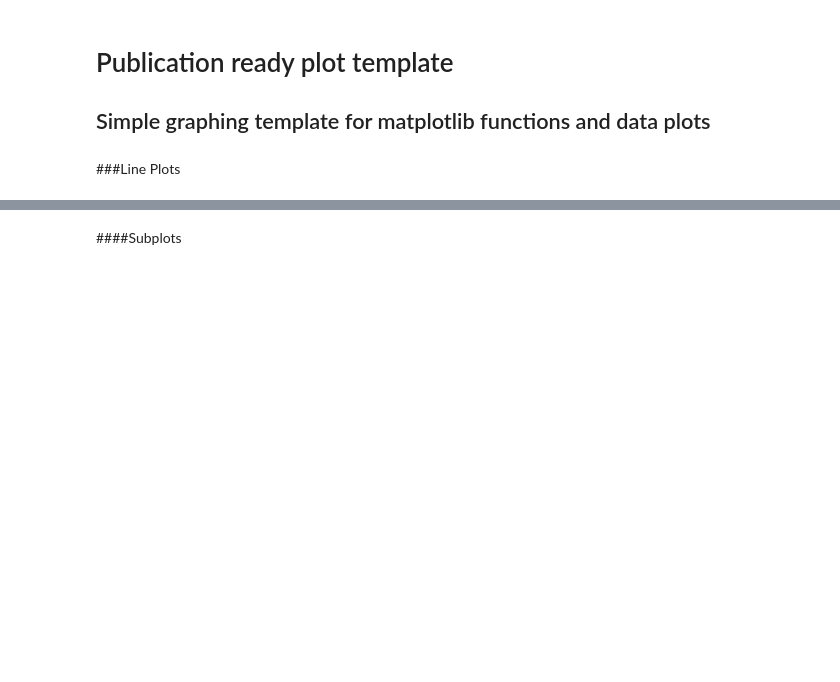
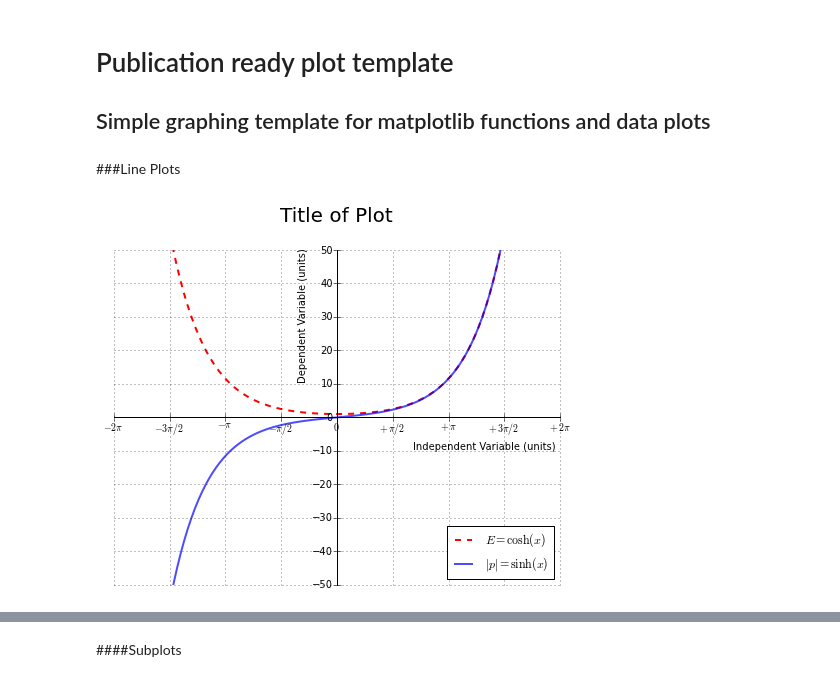
Before and after one commit to ewjohnst/PHYS202-S13, a Jupyter notebook: PlotTemplates.ipynb, the cells around one changed output, grey strips where cells are left out. Drawn from its saved outputs; the diff is of its cells as text; code cells hidden in the pictures; blank space fills up the shorter version.

```diff
--- a/PlotTemplates.ipynb
+++ b/PlotTemplates.ipynb
@@ -13 +12,29 @@ k = abs(p)           #takes the absolute value of our p function
+# %%
+figure(figsize=(8,6)) #set figure size in inches
+
+plot(y, E, 'r--', lw=2, label="$E=\cosh(x)$") #plot and label data
+plot(y, p_abs, 'b-', lw=2, alpha=.7, label="$|p|=\sinh(x)$")
+
+axis([-2*pi,2*pi,-50,50]) #set axis limits
+
+ax = gca()
+ax.spines['left'].set_position('center')
+ax.spines['right'].set_position('center')
+ax.spines['top'].set_position('center')
+ax.spines['bottom'].set_position('center') #draw spines (axes) in the center
+
+xlabel("Independent Variable (units)", position=(.83, 0)) #name and position x-axis label
+ylabel("Dependent Variable (units)", position=(0, .8)) #name and position y-axis label
+
+xticks([i for i in arange(-2*pi,2*pi+1,pi/2)],
+['$-2\pi$','$-3\pi/2$', '$-\pi$', '$-\pi/2$', '$0$', '$+\pi/2$', '$+\pi$', '$+3\pi/2$', '$+2\pi$']) #format x tick labels
+yticks([i*10 for i in range(-5,6)]) #format y tick positions
+
+title("Title of Plot\n", fontsize=20, va="bottom") #set title and font size
+
+grid() #show grid, duh
+legend(loc='lower right') #show legend, set location
+show() #show all the things!
+# %% [output]
+[figure, added]
 # %%
```
Also changed, not shown: parts of 2 cells of this notebook.
